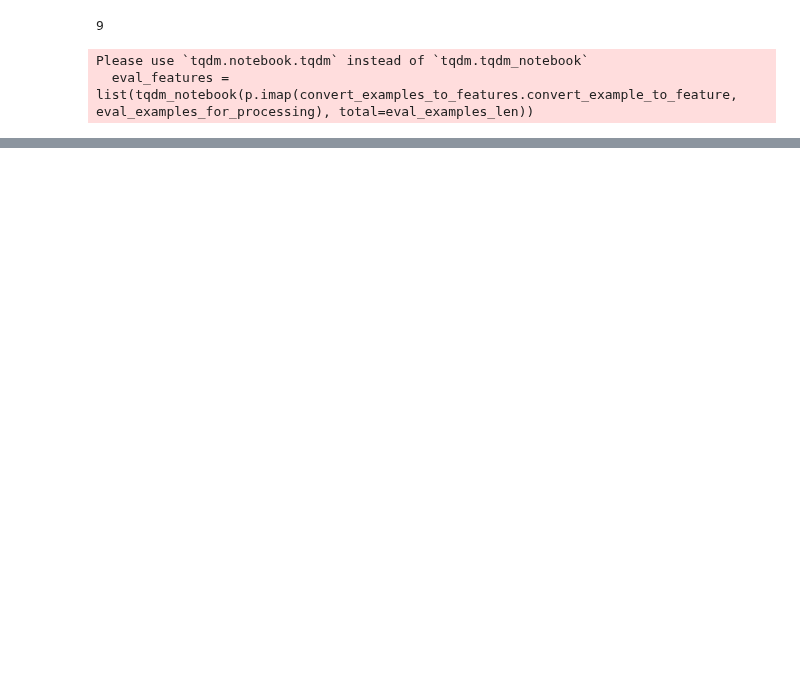
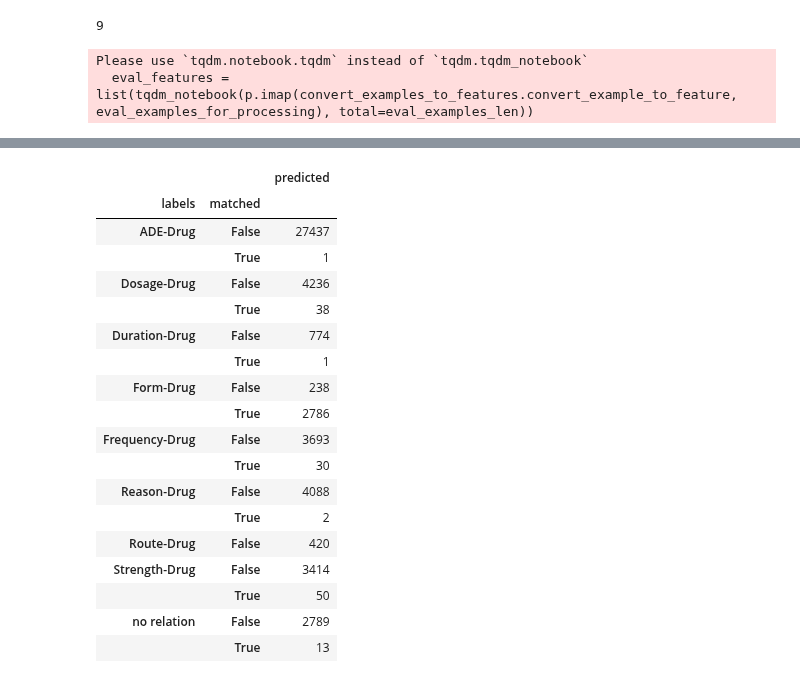
Before and after one commit to pnarsina/w266_final, a Jupyter notebook: project_re/BERT_RE_TACRED_eval.ipynb, the cells around one changed output, grey strips where cells are left out. Cells and saved outputs as stored; diff of their text form; code cells hidden in the pictures; blank space fills up the shorter version.

```diff
--- a/project_re/BERT_RE_TACRED_eval.ipynb
+++ b/project_re/BERT_RE_TACRED_eval.ipynb
@@ -210,0 +265,24 @@ metrics.f1_score(df["labels"], df["predicted"], average='micro')
+# %%
+df["matched"] = df["labels"] == df["predicted"]
+# df["nomatch"] = df["labels"] != df["predicted"]
+df.groupby(["labels", "matched"]).count()
+# %% [output]
+|  |  | predicted |
+| labels | matched |  |
+| ADE-Drug | False | 27437 |
+|  | True | 1 |
+| Dosage-Drug | False | 4236 |
+|  | True | 38 |
+| Duration-Drug | False | 774 |
+|  | True | 1 |
+| Form-Drug | False | 238 |
+|  | True | 2786 |
+| Frequency-Drug | False | 3693 |
+|  | True | 30 |
+| Reason-Drug | False | 4088 |
+|  | True | 2 |
+| Route-Drug | False | 420 |
+| Strength-Drug | False | 3414 |
+|  | True | 50 |
+| no relation | False | 2789 |
+|  | True | 13 |
```
Also changed, not shown: parts of 9 cells of this notebook, 3 other files.
